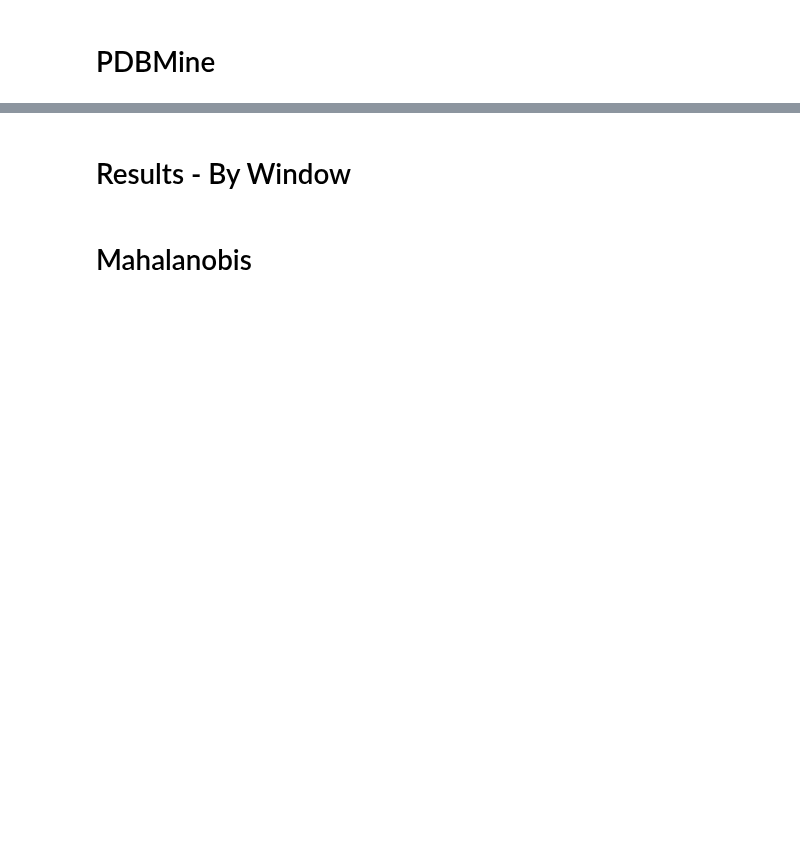
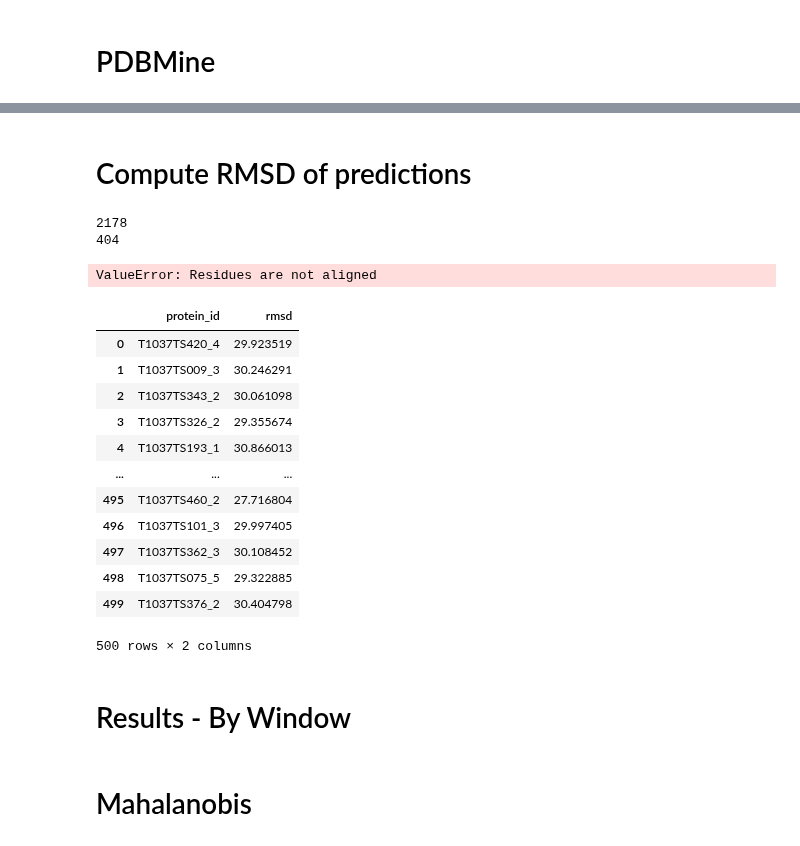
Before and after one commit to Musa-Azeem/protein-dihedral-visualization, a Jupyter notebook: casp.ipynb, the cells around one changed output, grey strips where cells are left out. Saved outputs shown, nothing was run; the diff lists cells and outputs as text; code cells hidden in the pictures; blank space fills up the shorter version.

```diff
--- a/casp.ipynb
+++ b/casp.ipynb
@@ -81,0 +95,12 @@ residue_chain = str(record.seq)
+# %%
+pred_files = list((predictions_dir / casp_protein_id).iterdir())
+i=0
+print(pred_files[i].name)
+pred_seq = str(next(iter(SeqIO.parse(pred_files[i], "pdb-atom"))).seq)
+print(pred_seq)
+
+from Bio.Align import PairwiseAligner
+aligner = PairwiseAligner()
+aligner.mode = 'global'
+alignments =  aligner.align(residue_chain, pred_seq)
+print(alignments[0])
@@ -93,3 +139,7 @@ results = pd.read_csv(results_file, delim_whitespace=True)
 results = results[results.columns[1:]]
 # %% [markdown]
 # PDBMine
+# %%
+response = requests.get(PDBMINE_URL + f'/v1/api/protein/{pdb_code}', verify=False)
+assert(response.ok)
+protein_data = response.json()
@@ -96,8 +148,6 @@ results = results[results.columns[1:]]
 # %%
 # Get Phi-Psi distribution from PDBMine
-for record in SeqIO.parse(xray_fn, "pdb-seqres"):
-    print("Record id %s, chain %s" % (record.id, record.annotations["chain"]))
-    print(record)
+record = next(iter(SeqIO.parse(xray_fn, "pdb-seqres")))
 residue_chain = str(record.seq)
 code_length = 1
 broken_chains = []
@@ -122,7 +172,7 @@ for chain in tqdm(broken_chains):
     query_id = response.json().get('queryID')
     assert(query_id)
 
-    time.sleep(15)
+    time.sleep(30)
     while(True):
         response = requests.get(PDBMINE_URL + f'/v1/api/query/{query_id}')
         if response.ok:
@@ -184,0 +277,8 @@ xray_phi_psi.to_csv('xray_phi_psi.csv', index=False)
+# %% [markdown]
+# Compute RMSD of predictions
+# %%
+print(len([r.resname for r in list(list(xray.get_chains())[0].get_residues())]))
+print(len([r.resname for r in list(list(predicted_structures[0].get_chains())[0].get_residues())]))
+# %% [output]
+2178
+404
@@ -190,6 +292,8 @@ def get_rmsd(model1, model2):
     atoms2 = []
     for chain1, chain2 in zip(model1.get_chains(), model2.get_chains()):
         for residue1, residue2 in zip(chain1, chain2):
+            if residue1.resname != residue2.resname:
+                raise ValueError('Residues are not aligned')
             for atom1 in residue1:
                 if atom1.get_id() in ['CA']:
                 # if atom1.get_id() in ['N', 'CA', 'C']:
@@ -205,3 +309,11 @@ def get_rmsd(model1, model2):
     sup.apply(atoms2) # align with SVD (PDB.SVDSuperimposer)
 
     return sup.rms
+
+rmsds_ = []
+for prediction in tqdm(predicted_structures):
+    rmsds_.append([prediction.id, get_rmsd(xray, prediction)])
+
+rmsds = pd.DataFrame(rmsds_, columns=['protein_id', 'rmsd'])
+# %% [output]
+ValueError: Residues are not aligned
@@ -244,3 +320,19 @@ phi_psi_predictions_by_window.to_csv(f'phi_psi_predictions_by_window.csv', index
+# %%
+rmsds
+# %% [output]
+|  | protein_id | rmsd |
+| 0 | T1037TS420_4 | 29.923519 |
+| 1 | T1037TS009_3 | 30.246291 |
+| 2 | T1037TS343_2 | 30.061098 |
+| 3 | T1037TS326_2 | 29.355674 |
+| 4 | T1037TS193_1 | 30.866013 |
+| ... | ... | ... |
+| 495 | T1037TS460_2 | 27.716804 |
+| 496 | T1037TS101_3 | 29.997405 |
+| 497 | T1037TS362_3 | 30.108452 |
+| 498 | T1037TS075_5 | 29.322885 |
+| 499 | T1037TS376_2 | 30.404798 |
+500 rows × 2 columns
 # %% [markdown]
 # Results - By Window
 # %%
```
Also changed, not shown: parts of 14 cells of this notebook, 2 other files.
